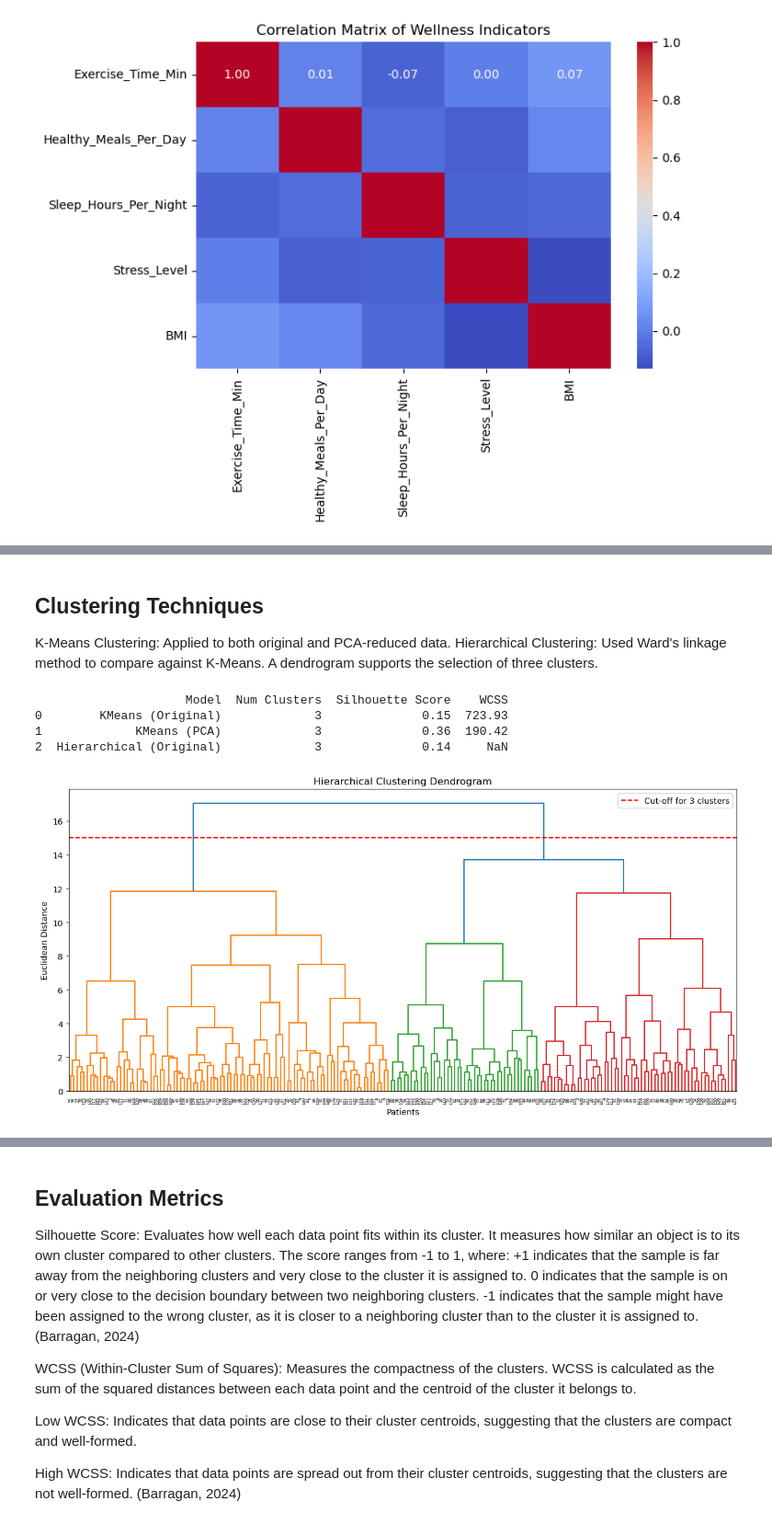
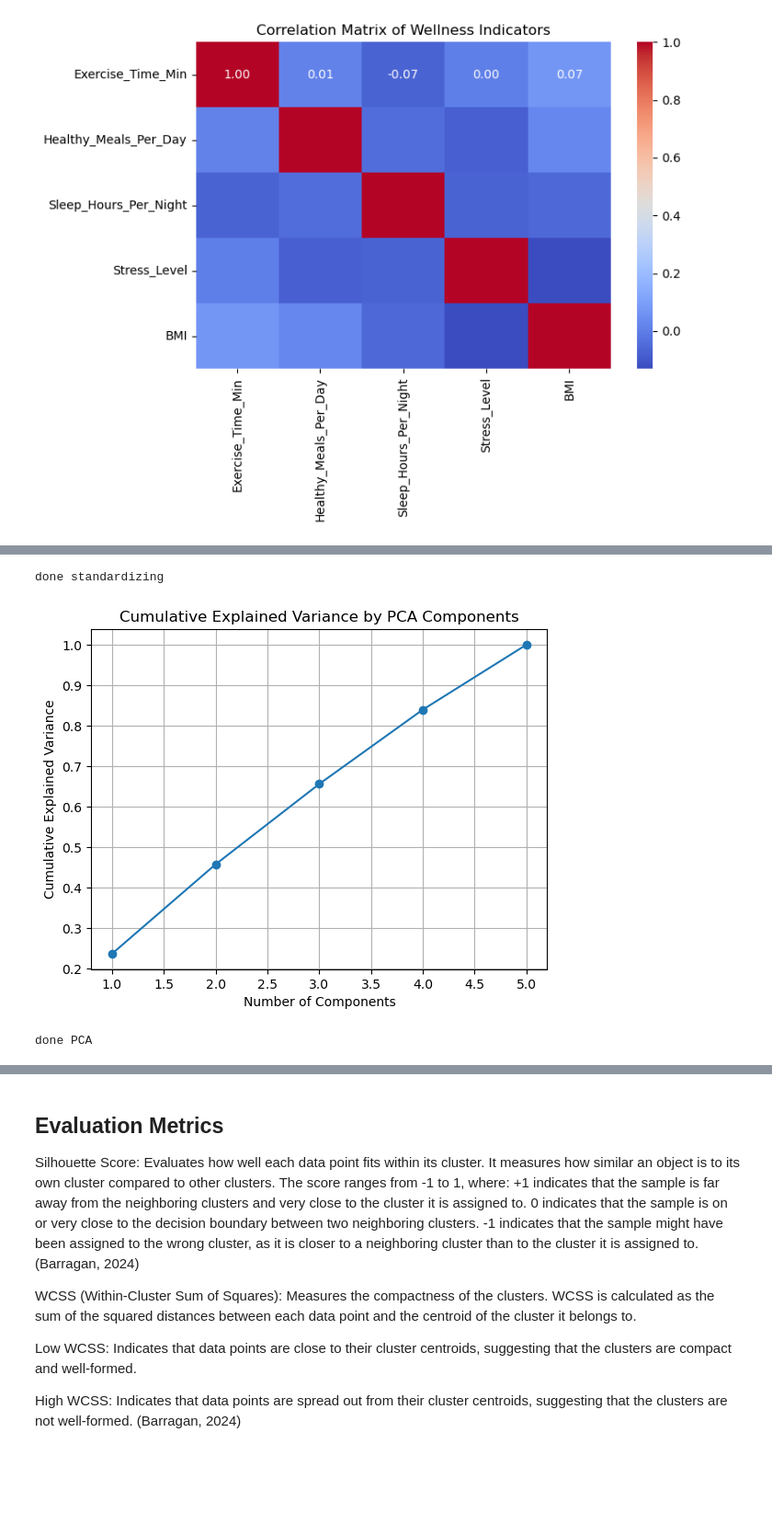
Before and after one commit to youngsm113/Lab3-Clustering, a Jupyter notebook: ML-Lab3.ipynb, the cells around one changed output, grey strips where cells are left out. Shown: that part at 92% size. Drawn from its saved outputs; the diff is of its cells as text; code cells hidden in the pictures; blank space fills up the shorter version.

```diff
--- a/ML-Lab3.ipynb
+++ b/ML-Lab3.ipynb
@@ -122,50 +114,30 @@ X_pca = pca.fit_transform(X_scaled)
-# %% [markdown]
-## Clustering Techniques
-
-K-Means Clustering: Applied to both original and PCA-reduced data.
-Hierarchical Clustering: Used Ward's linkage method to compare against K-Means. A dendrogram supports the selection of three clusters.
-# %%
-# KMeans (original)
-kmeans = KMeans(n_clusters=3, random_state=42)
-labels_kmeans = kmeans.fit_predict(X_scaled)
-score_kmeans = silhouette_score(X_scaled, labels_kmeans)
-wcss_kmeans = kmeans.inertia_
-
-# KMeans (PCA)
-kmeans_pca = KMeans(n_clusters=3, random_state=42)
-labels_kmeans_pca = kmeans_pca.fit_predict(X_pca)
-score_kmeans_pca = silhouette_score(X_pca, labels_kmeans_pca)
-wcss_kmeans_pca = kmeans_pca.inertia_
-
-# Hierarchical clustering (original)
-hierarchical = AgglomerativeClustering(n_clusters=3)
-labels_hier = hierarchical.fit_predict(X_scaled)
-score_hierarchical = silhouette_score(X_scaled, labels_hier)
-
-# Results table
-results = pd.DataFrame({
-    "Model": ["KMeans (Original)", "KMeans (PCA)", "Hierarchical (Original)"],
-    "Num Clusters": [3, 3, 3],
-    "Silhouette Score": [score_kmeans, score_kmeans_pca, score_hierarchical],
-    "WCSS": [wcss_kmeans, wcss_kmeans_pca, None]
-})
-print(results.round(2))
-# %% [output]
-                     Model  Num Clusters  Silhouette Score    WCSS
-0        KMeans (Original)             3              0.15  723.93
-1             KMeans (PCA)             3              0.36  190.42
-2  Hierarchical (Original)             3              0.14     NaN
-# %%
-# Dendrogram
-linkage_matrix = sch.linkage(X_scaled, method='ward')
-plt.figure(figsize=(12, 6))
-sch.dendrogram(linkage_matrix)
-plt.axhline(y=15, color='r', linestyle='--', label='Cut-off for 3 clusters')
-plt.title('Hierarchical Clustering Dendrogram')
-plt.xlabel('Patients')
-plt.ylabel('Euclidean Distance')
-plt.legend()
-plt.tight_layout()
-plt.show()
-# %% [output]
-[figure, removed]
+# %%
+# Standardize features and apply PCA
+from sklearn.preprocessing import StandardScaler
+from sklearn.decomposition import PCA
+import pandas as pd
+
+# Standardize
+target_df = df.copy()
+scaler = StandardScaler()
+features = ['Exercise_Time_Min','Healthy_Meals_Per_Day','Sleep_Hours_Per_Night','Stress_Level','BMI']
+scaled = scaler.fit_transform(target_df[features])
+print('done standardizing')
+
+# PCA
+pca = PCA()
+pca_transformed = pca.fit_transform(scaled)
+explained = pca.explained_variance_ratio_
+import matplotlib.pyplot as plt
+plt.figure()
+plt.plot(range(1, len(explained)+1), explained.cumsum(), marker='o')
+plt.title('Cumulative Explained Variance by PCA Components')
+plt.xlabel('Number of Components')
+plt.ylabel('Cumulative Explained Variance')
+plt.grid(True)
+plt.show()
+print('done PCA')
+# %% [output]
+done standardizing
+[figure, added]
+done PCA
```
Also changed, not shown: parts of 25 cells of this notebook, 1 other file.
